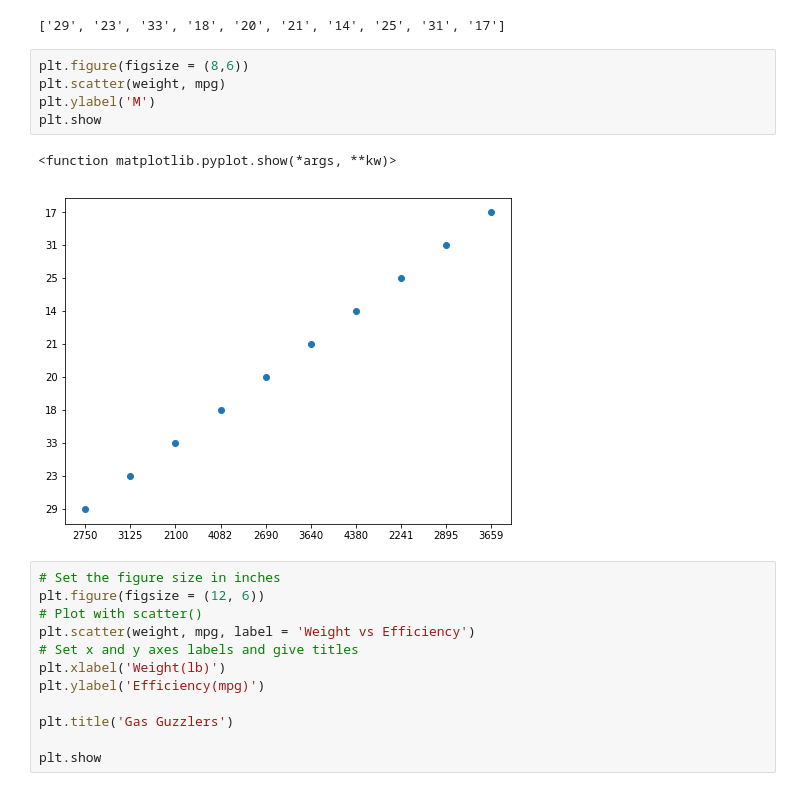
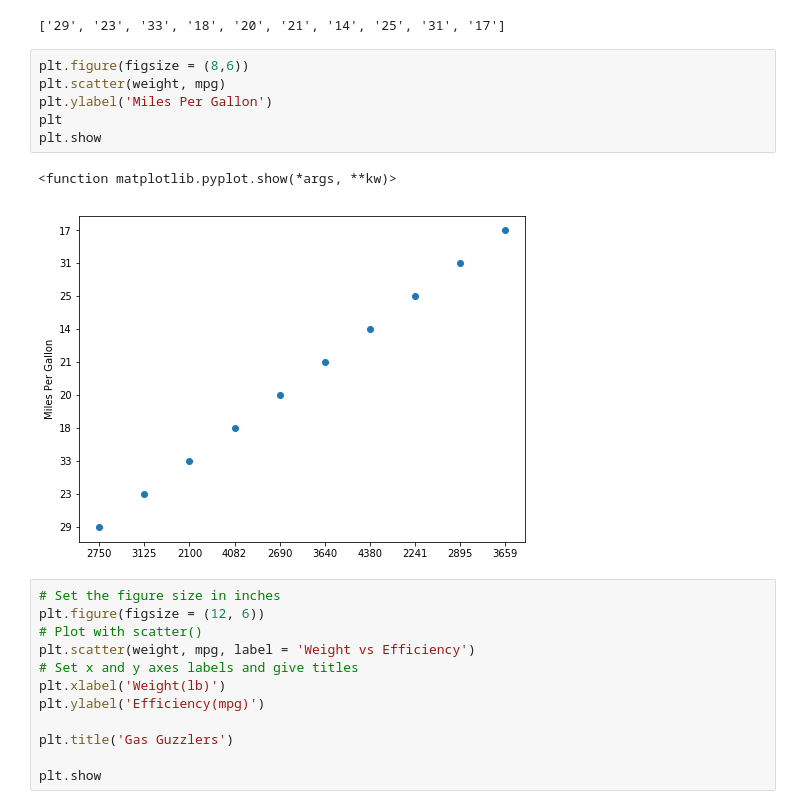
Before and after one commit to Patrickbfuller/dsc-0-01-22-visualizing-data-lab-seattle-ds-career-040119, a Jupyter notebook: index.ipynb, the cells around one changed output. Saved outputs shown, nothing was run; the diff lists cells and outputs as text.

```diff
--- a/index.ipynb
+++ b/index.ipynb
@@ -120,11 +120,12 @@ mpg
 # %%
 plt.figure(figsize = (8,6))
 plt.scatter(weight, mpg)
-plt.ylabel('M')
+plt.ylabel('Miles Per Gallon')
+plt
 plt.show
 # %% [output]
 <function matplotlib.pyplot.show(*args, **kw)>
-[figure, old version]
+[figure, new version]
 # %%
 # Set the figure size in inches
 plt.figure(figsize = (12, 6))
```
